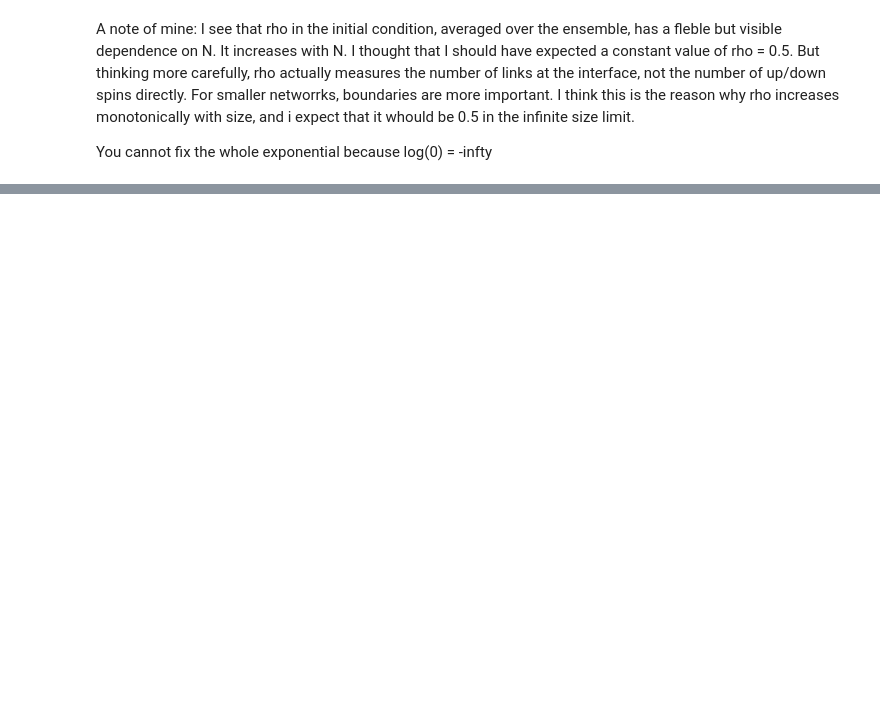
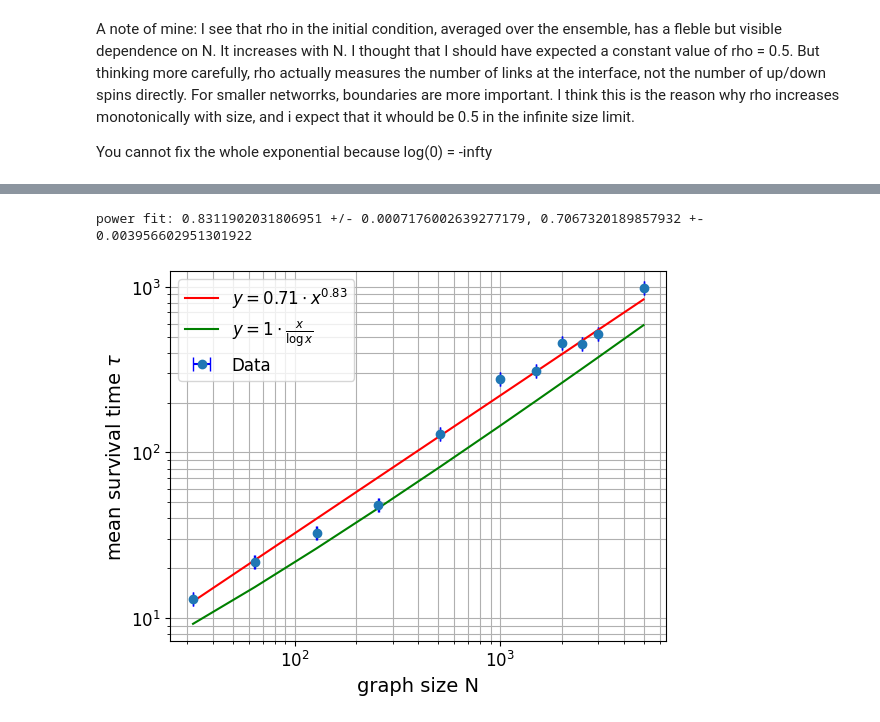
Before and after one commit to miriamzara/ComplexNet_project, a Jupyter notebook: project_28/code/voter.ipynb, the cells around one changed output, grey strips where cells are left out. Drawn from its saved outputs; the diff is of its cells as text; code cells hidden in the pictures; blank space fills up the shorter version.

```diff
--- a/project_28/code/voter.ipynb
+++ b/project_28/code/voter.ipynb
@@ -269,17 +239,0 @@ plt.savefig("figures/BA_node_update_rule_results_logscale.pdf")
-# %%
-df = pd.read_csv("csv_outputs/BA_node_update_rule_results.csv")
-fig, ax = plt.subplots()
-ax.set_xlabel("size")
-ax.set_ylabel("tau")
-ax.grid()
-# Create a scatter plot with error bars
-x = df['size']
-y = df['tau']
-ax.errorbar(x, y, xerr=df['sigma_tau'], fmt='o', ecolor='r', capsize=5)
-# Linear Fit
-X = sm.add_constant(x)  # this means i also want the intercept
-model = sm.OLS(y, X).fit()
-params = model.params  # a + b * x
-standard_errors = model.bse
-ax.plot(x, [params[0] + params[1] * x for x in x], linewidth = 1, color = 'red')
-print(f"intercept= {params[0]}, slope= {params[1]}")
@@ -320,0 +240,50 @@ plt.show()
+# %%
+from scipy.optimize import curve_fit
+
+df = pd.read_csv('csv_outputs/BA_node_update_rule_results.csv')
+
+x_data = df['size']
+y_data = df['tau']
+y_uncertainties = df['sigma_tau']
+
+def power_law(x, gamma, a):
+    return a * (x ** gamma)
+
+def linear_function(x, slope):
+    return x * slope
+
+# Power Law fit
+power_params, power_covariance = curve_fit(power_law, x_data, y_data, sigma=y_uncertainties, absolute_sigma=True)
+gamma = power_params[0]
+std_gamma = np.sqrt(power_covariance[0,0])
+y_power = power_law(x_data, *power_params)
+
+
+# Linear fit
+#linear_params, linear_covariance = curve_fit(linear_function, x_data, y_data, sigma=y_uncertainties, absolute_sigma=True)
+#slope = linear_params[0]
+#std_slope = np.sqrt(linear_covariance[0,0])
+#y_linear = linear_function(x_data, slope)
+
+fig, ax = plt.subplots()
+ax.errorbar(x_data, y_data, xerr= y_uncertainties, fmt='o', ecolor='b', capsize=5 , label = "Data")
+ax.plot(x_data, y_power, label=rf'$y={power_params[1]:.2f}\cdot x^{{{gamma:.2f}}}$', color='red')
+#ax.plot(x_data, y_linear, label=f'linear {slope:.2f} +- {std_slope:.2f}', color='grey')
+ax.plot(x_data, [ x / np.log(x) for x in x_data], color = 'green', label = r"$y = 1 \cdot \frac{x}{\log{x}}$")
+ax.set_xticks([100, 1000])
+ax.set_xticklabels([100, 1000], fontsize = 12)
+ax.set_yticks([10, 100, 1000])
+ax.set_yticklabels([10, 100, 1000], fontsize = 12)
+ax.set_xlabel('graph size N', fontsize = 14)
+ax.set_ylabel(r'mean survival time $\tau$', fontsize = 14)
+ax.legend(fontsize = 12)
+ax.set_xscale('log')
+ax.set_yscale('log')
+ax.grid(which= 'both')
+#print(f"linear fit: {slope} +/- {std_slope}")
+print(f"power fit: {gamma} +/- {std_gamma}, {power_params[1]} +- {np.sqrt(power_covariance[1,1])}")
+plt.savefig("figures/BA_time_scaling.pdf")
+plt.show()
+# %% [output]
+power fit: 0.8311902031806951 +/- 0.0007176002639277179, 0.7067320189857932 +- 0.003956602951301922
+[figure, added]
```
Also changed, not shown: parts of 8 cells of this notebook, 29 other files.
